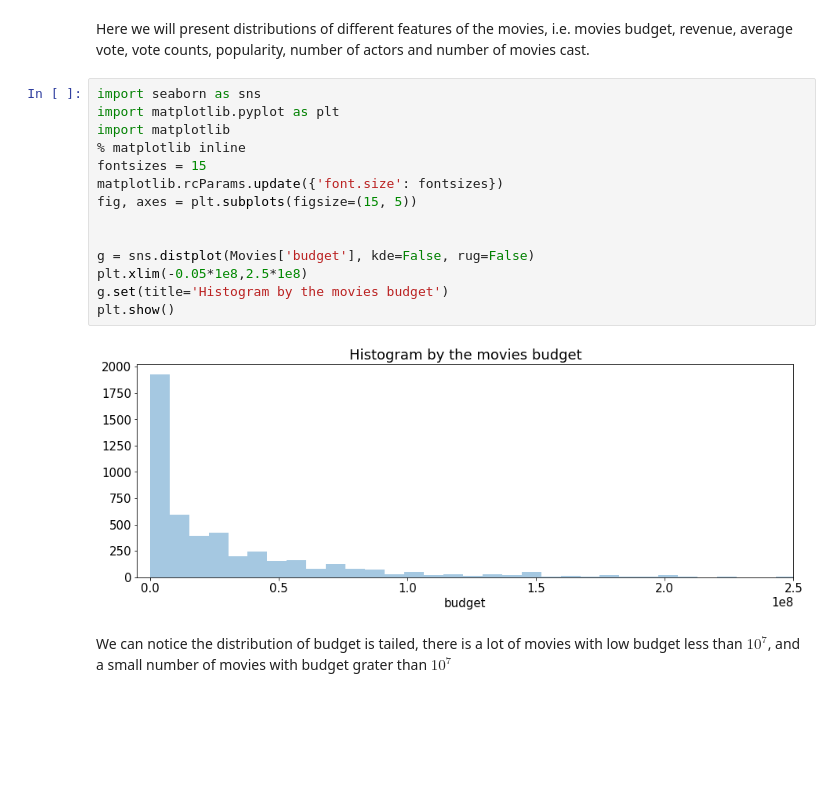
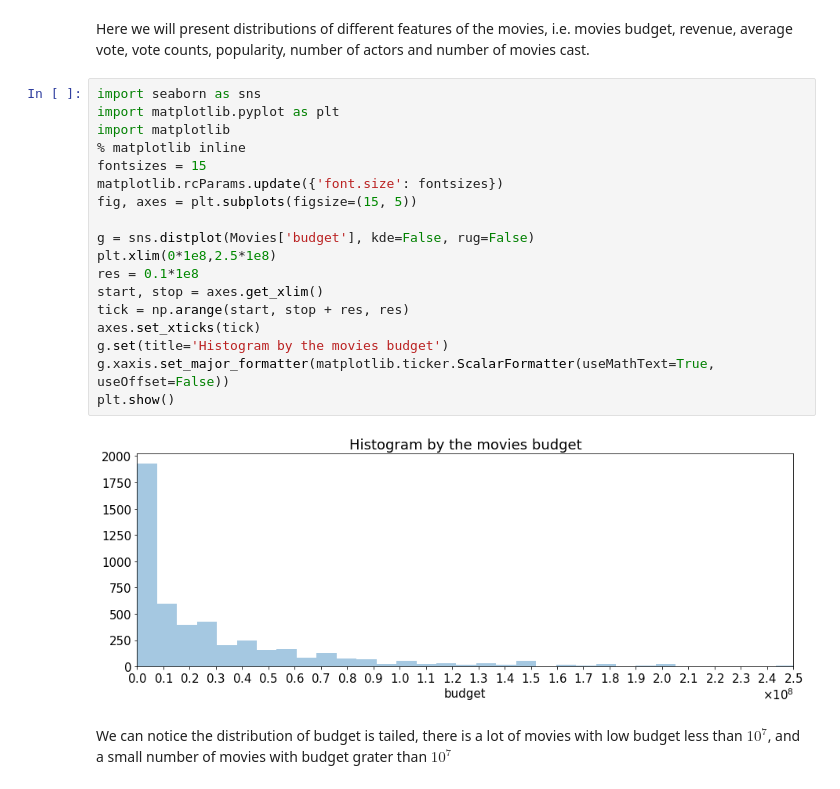
Before and after one commit to MilicaNovak/FinalProjectNTDS2017, a Jupyter notebook: resources/notebooks/DataAccess-VisualizationProperTitles.ipynb, the cells around one changed output. Drawn from its saved outputs; the diff is of its cells as text; blank space fills up the shorter version.

Commit message:
New file: DataAccess-VisualizationCorrectedOne, i will try to add functions for plotting

```diff
--- a/resources/notebooks/DataAccess-VisualizationProperTitles.ipynb
+++ b/resources/notebooks/DataAccess-VisualizationProperTitles.ipynb
@@ -33,19 +33,23 @@ Here we will present distributions of different features of the movies, i.e. mov
 # %%
 import seaborn as sns
 import matplotlib.pyplot as plt
 import matplotlib
 % matplotlib inline
 fontsizes = 15
 matplotlib.rcParams.update({'font.size': fontsizes})
 fig, axes = plt.subplots(figsize=(15, 5))
 
-
 g = sns.distplot(Movies['budget'], kde=False, rug=False)
-plt.xlim(-0.05*1e8,2.5*1e8)
+plt.xlim(0*1e8,2.5*1e8)
+res = 0.1*1e8
+start, stop = axes.get_xlim()
+tick = np.arange(start, stop + res, res)
+axes.set_xticks(tick)
 g.set(title='Histogram by the movies budget')
+g.xaxis.set_major_formatter(matplotlib.ticker.ScalarFormatter(useMathText=True, useOffset=False))
 plt.show()
 # %% [output]
-[figure, old version]
+[figure, new version]
 # %% [markdown]
 We can notice the distribution of budget is tailed, there is a lot of movies with low budget less than $10^{7}$, and a small number of movies with budget grater than  $10^{7}$
 # %%
```
Also changed, not shown: parts of 11 cells of this notebook.
